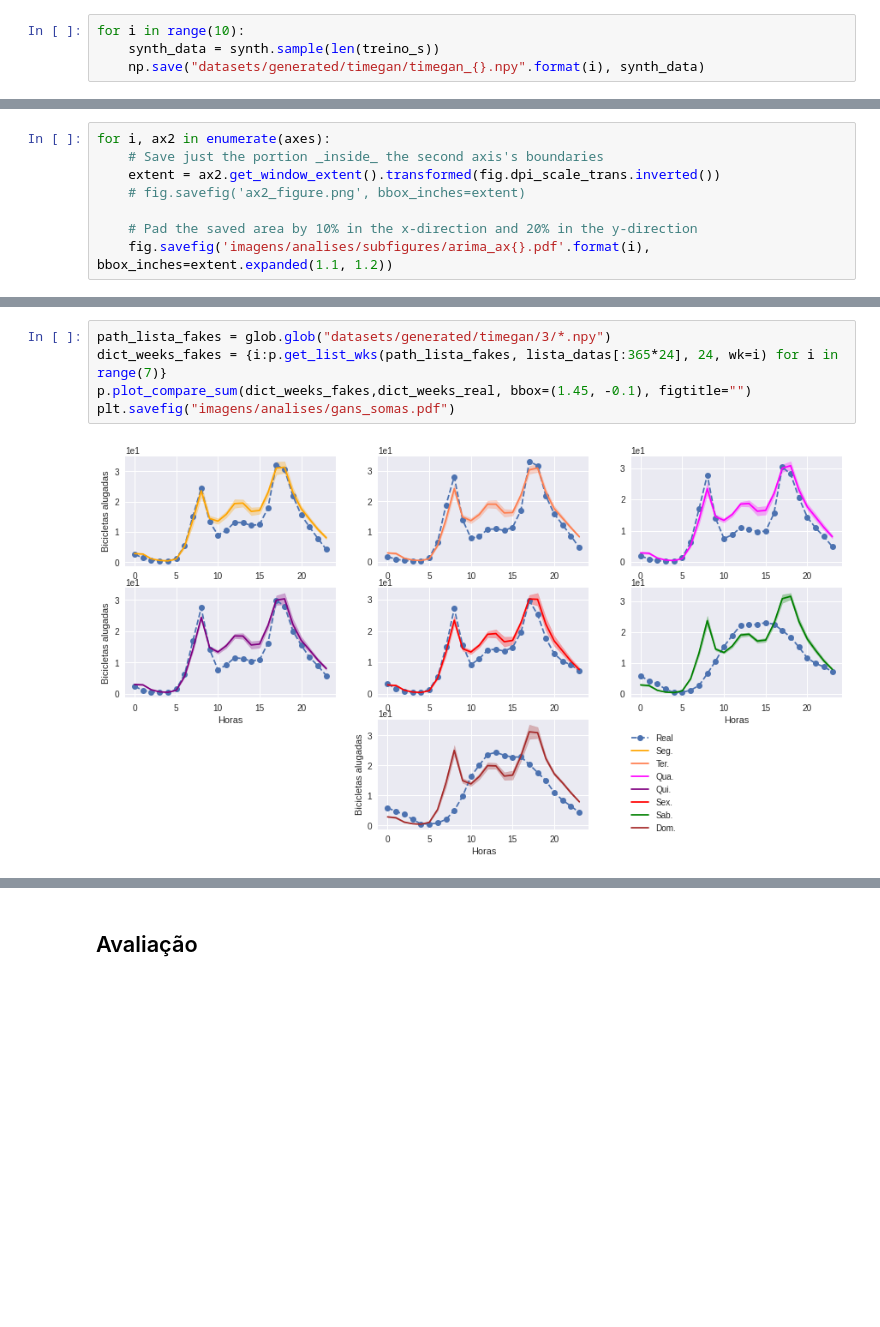
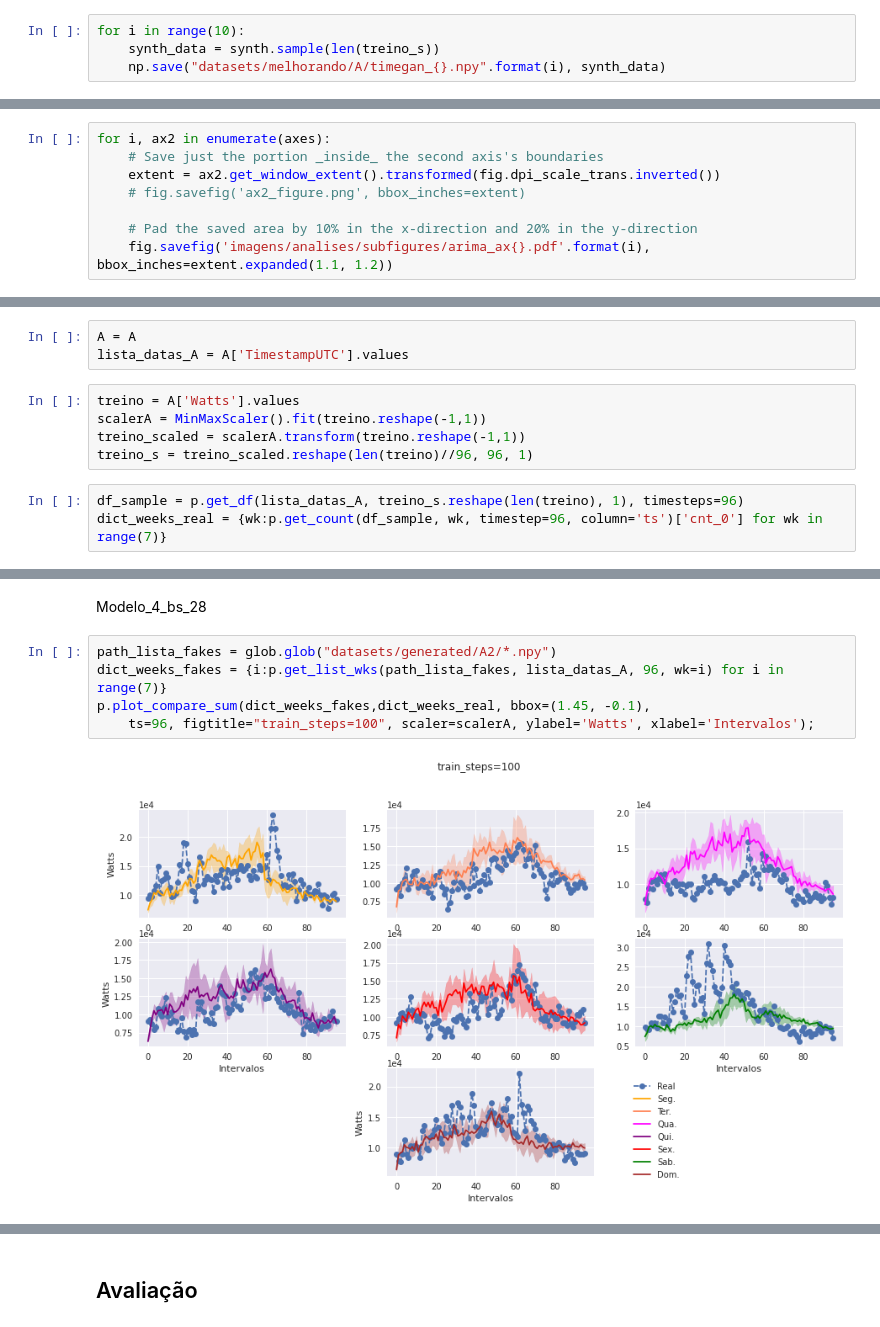
Before and after one commit to ifribeiro/consumo_casas, a Jupyter notebook: gans_casas.ipynb, the cells around one changed output, grey strips where cells are left out. Cells and saved outputs as stored; diff of their text form; blank space fills up the shorter version.

```diff
--- a/gans_casas.ipynb
+++ b/gans_casas.ipynb
@@ -288,7 +210,7 @@ synth.save("modelos/minicurso_bike.pkl")
 # %%
 for i in range(10):
     synth_data = synth.sample(len(treino_s))
-    np.save("datasets/generated/timegan/timegan_{}.npy".format(i), synth_data)
+    np.save("datasets/melhorando/A/timegan_{}.npy".format(i), synth_data)
 # %%
 treino_s = MinMaxScaler().fit_transform(treino.reshape(-1,1))
 treino_s = treino_s.reshape(treino.shape[0],1)
@@ -320,0 +241,11 @@ for i, ax2 in enumerate(axes):
+# %%
+A = A
+lista_datas_A = A['TimestampUTC'].values
+# %%
+treino = A['Watts'].values
+scalerA = MinMaxScaler().fit(treino.reshape(-1,1))
+treino_scaled = scalerA.transform(treino.reshape(-1,1))
+treino_s = treino_scaled.reshape(len(treino)//96, 96, 1)
+# %%
+df_sample = p.get_df(lista_datas_A, treino_s.reshape(len(treino), 1), timesteps=96)
+dict_weeks_real = {wk:p.get_count(df_sample, wk, timestep=96, column='ts')['cnt_0'] for wk in range(7)}
@@ -333,7 +275,9 @@ p.plot_compare_sum(dict_weeks_fakes, dict_weeks_real, bbox=(1.45, -0.1), figtitl
+# %% [markdown]
+Modelo_4_bs_28
 # %%
-path_lista_fakes = glob.glob("datasets/generated/timegan/3/*.npy")
-dict_weeks_fakes = {i:p.get_list_wks(path_lista_fakes, lista_datas[:365*24], 24, wk=i) for i in range(7)}
-p.plot_compare_sum(dict_weeks_fakes,dict_weeks_real, bbox=(1.45, -0.1), figtitle="")
-plt.savefig("imagens/analises/gans_somas.pdf")
+path_lista_fakes = glob.glob("datasets/generated/A2/*.npy")
+dict_weeks_fakes = {i:p.get_list_wks(path_lista_fakes, lista_datas_A, 96, wk=i) for i in range(7)}
+p.plot_compare_sum(dict_weeks_fakes,dict_weeks_real, bbox=(1.45, -0.1),
+    ts=96, figtitle="train_steps=100", scaler=scalerA, ylabel='Watts', xlabel='Intervalos');
 # %% [output]
-[figure, old version]
+[figure, new version]
```
Also changed, not shown: parts of 77 cells of this notebook, 1 other file.
